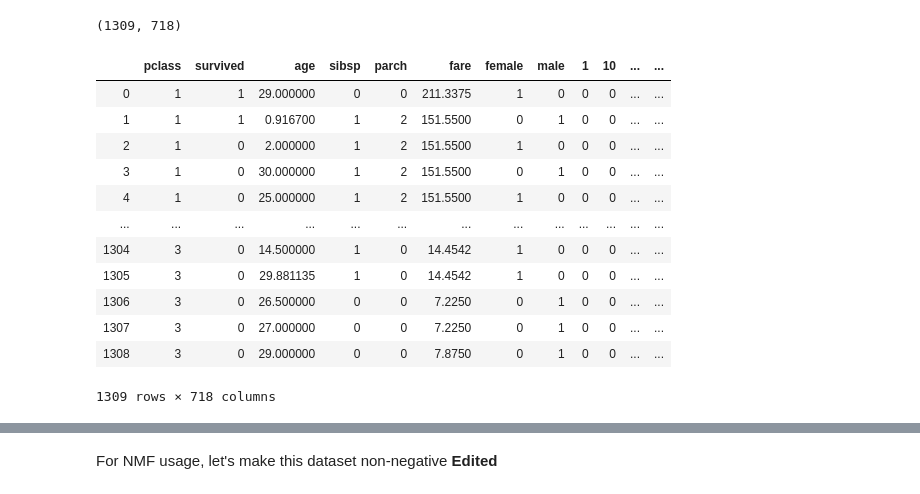
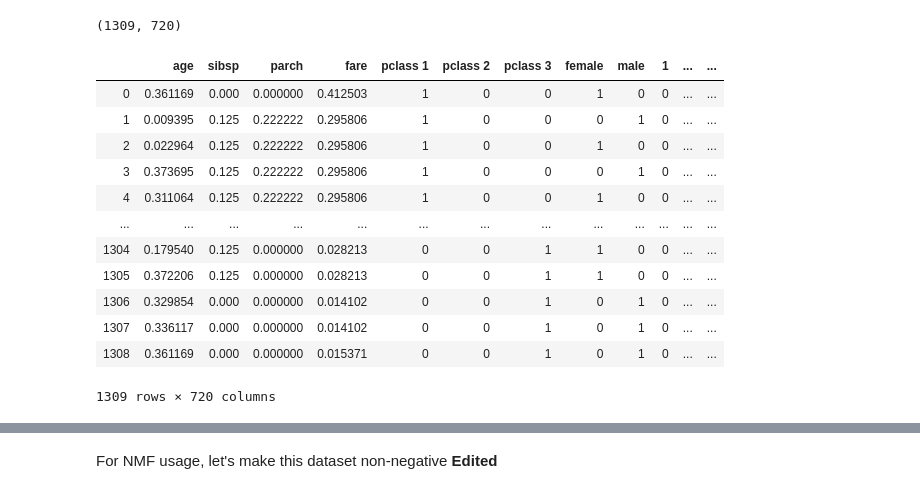
Before and after one commit to QColeman97/NMF-All-Stars, a Jupyter notebook: NMF_project.ipynb, the cells around one changed output, grey strips where cells are left out. Saved outputs shown, nothing was run; the diff lists cells and outputs as text; code cells hidden in the pictures.

```diff
--- a/NMF_project.ipynb
+++ b/NMF_project.ipynb
@@ -1,6 +1,8 @@
 # %%
 import pandas as pd
 import numpy as np
+from sklearn.preprocessing import MinMaxScaler
+
 titanic_df = pd.read_csv(
     "https://raw.githubusercontent.com/dlsun/data-science-book/master/data/titanic.csv"
 )
@@ -10,11 +12,33 @@ titanic_df = titanic_df.drop("ticket", axis=1)
 
 # filling missing data
 titanic_df["age"] = titanic_df["age"].fillna(value=titanic_df["age"].mean())
+titanic_df["fare"] = titanic_df["fare"].fillna(value=0.0)
 
+# display(titanic_df.columns)
+# display(titanic_df.dtypes)
 
+# 1) Scale the quantitative vars
+quant_feat = ["age", "sibsp", "parch", "fare"]
+scaler = MinMaxScaler()
+quant_titanic_df = titanic_df[quant_feat]
+quant_titanic_df = pd.DataFrame(scaler.fit_transform(quant_titanic_df), columns=quant_feat)
 
-# catagorical to quantitative
+titanic_df = titanic_df.drop(quant_feat, axis=1)
+titanic_df = pd.concat((titanic_df, quant_titanic_df), axis=1)
+
+# 2) Encode catagorical variables to quantitative variables
 catagorical_to_quantitative_maps = {}
+
+# pclass
+pclass_quant = pd.get_dummies(titanic_df["pclass"])
+pclass_quant["pclass 1"] = pclass_quant[1]
+pclass_quant = pclass_quant.drop(1, axis=1)
+pclass_quant["pclass 2"] = pclass_quant[2]
+pclass_quant = pclass_quant.drop(2, axis=1)
+pclass_quant["pclass 3"] = pclass_quant[3]
+pclass_quant = pclass_quant.drop(3, axis=1)
+titanic_df = titanic_df.drop('pclass', axis=1)
+titanic_df = pd.concat((titanic_df, pclass_quant), axis=1)
 
 # gender
 catagorical_to_quantitative_maps["sex"] = list(titanic_df["sex"].unique())
@@ -46,51 +70,56 @@ titanic_df = titanic_df.drop("cabin", axis = 1)
 titanic_df = pd.concat([titanic_df, cabins], axis = 1)
 
 #embarked
 titanic_df["embarked"] = titanic_df["embarked"].fillna(value="entrance unknown")
 catagorical_to_quantitative_maps["embarked"] = list(titanic_df["embarked"].unique())
 entrances = pd.DataFrame(pd.get_dummies(titanic_df["embarked"]))
 titanic_df = titanic_df.drop("embarked", axis = 1)
 titanic_df = pd.concat([titanic_df, entrances], axis = 1)
 
 
 #body
 titanic_df["body"] = titanic_df["body"].fillna(value="body unknown")
 catagorical_to_quantitative_maps["body"] = list(titanic_df["body"].unique())
 bodies = pd.DataFrame(pd.get_dummies(titanic_df["body"]))
 titanic_df = titanic_df.drop("body", axis = 1)
 titanic_df = pd.concat([titanic_df, bodies], axis = 1)
 
 #home.dest
 titanic_df["home.dest"] = titanic_df["home.dest"].fillna(value="home.dest unknown")
 catagorical_to_quantitative_maps["home.dest"] = list(titanic_df["home.dest"].unique())
 destinations = pd.DataFrame(pd.get_dummies(titanic_df["home.dest"]))
 titanic_df = titanic_df.drop("home.dest", axis = 1)
 titanic_df = pd.concat([titanic_df, destinations], axis = 1)
 
+# Put class labels on the end
+survived = titanic_df['survived']
+titanic_df = titanic_df.drop('survived', axis=1)
+titanic_df = pd.concat((titanic_df, survived), axis=1)
 
 print(titanic_df.shape)
 display(titanic_df)
 
-for col in titanic_df.columns:
-    for val in titanic_df[col]:
-        if type(val) != int and type(val) != float:
-            print(col)
-            print(val)
-            print("\n")
+titanic_df.dtypes
+# for col in titanic_df.columns:
+#     for val in titanic_df[col]:
+#         if type(val) != int and type(val) != float:
+#             print(col)
+#             print(val)
+#             print("\n")
 
-type(titanic_df.sum().sum())
+# type(titanic_df.sum().sum())
 # %% [output]
-(1309, 718)
+(1309, 720)
-|  | pclass | survived | age | sibsp | parch | fare | female | male | 1 | 10 | ... | ... |
-| 0 | 1 | 1 | 29.000000 | 0 | 0 | 211.3375 | 1 | 0 | 0 | 0 | ... | ... |
-| 1 | 1 | 1 | 0.916700 | 1 | 2 | 151.5500 | 0 | 1 | 0 | 0 | ... | ... |
-| 2 | 1 | 0 | 2.000000 | 1 | 2 | 151.5500 | 1 | 0 | 0 | 0 | ... | ... |
-| 3 | 1 | 0 | 30.000000 | 1 | 2 | 151.5500 | 0 | 1 | 0 | 0 | ... | ... |
-| 4 | 1 | 0 | 25.000000 | 1 | 2 | 151.5500 | 1 | 0 | 0 | 0 | ... | ... |
+|  | age | sibsp | parch | fare | pclass 1 | pclass 2 | pclass 3 | female | male | 1 | ... | ... |
+| 0 | 0.361169 | 0.000 | 0.000000 | 0.412503 | 1 | 0 | 0 | 1 | 0 | 0 | ... | ... |
+| 1 | 0.009395 | 0.125 | 0.222222 | 0.295806 | 1 | 0 | 0 | 0 | 1 | 0 | ... | ... |
+| 2 | 0.022964 | 0.125 | 0.222222 | 0.295806 | 1 | 0 | 0 | 1 | 0 | 0 | ... | ... |
+| 3 | 0.373695 | 0.125 | 0.222222 | 0.295806 | 1 | 0 | 0 | 0 | 1 | 0 | ... | ... |
+| 4 | 0.311064 | 0.125 | 0.222222 | 0.295806 | 1 | 0 | 0 | 1 | 0 | 0 | ... | ... |
 | ... | ... | ... | ... | ... | ... | ... | ... | ... | ... | ... | ... | ... |
-| 1304 | 3 | 0 | 14.500000 | 1 | 0 | 14.4542 | 1 | 0 | 0 | 0 | ... | ... |
-| 1305 | 3 | 0 | 29.881135 | 1 | 0 | 14.4542 | 1 | 0 | 0 | 0 | ... | ... |
-| 1306 | 3 | 0 | 26.500000 | 0 | 0 | 7.2250 | 0 | 1 | 0 | 0 | ... | ... |
-| 1307 | 3 | 0 | 27.000000 | 0 | 0 | 7.2250 | 0 | 1 | 0 | 0 | ... | ... |
-| 1308 | 3 | 0 | 29.000000 | 0 | 0 | 7.8750 | 0 | 1 | 0 | 0 | ... | ... |
+| 1304 | 0.179540 | 0.125 | 0.000000 | 0.028213 | 0 | 0 | 1 | 1 | 0 | 0 | ... | ... |
+| 1305 | 0.372206 | 0.125 | 0.000000 | 0.028213 | 0 | 0 | 1 | 1 | 0 | 0 | ... | ... |
+| 1306 | 0.329854 | 0.000 | 0.000000 | 0.014102 | 0 | 0 | 1 | 0 | 1 | 0 | ... | ... |
+| 1307 | 0.336117 | 0.000 | 0.000000 | 0.014102 | 0 | 0 | 1 | 0 | 1 | 0 | ... | ... |
+| 1308 | 0.361169 | 0.000 | 0.000000 | 0.015371 | 0 | 0 | 1 | 0 | 1 | 0 | ... | ... |
-1309 rows × 718 columns
+1309 rows × 720 columns
```
Also changed, not shown: parts of 6 cells of this notebook, 1 other file.
